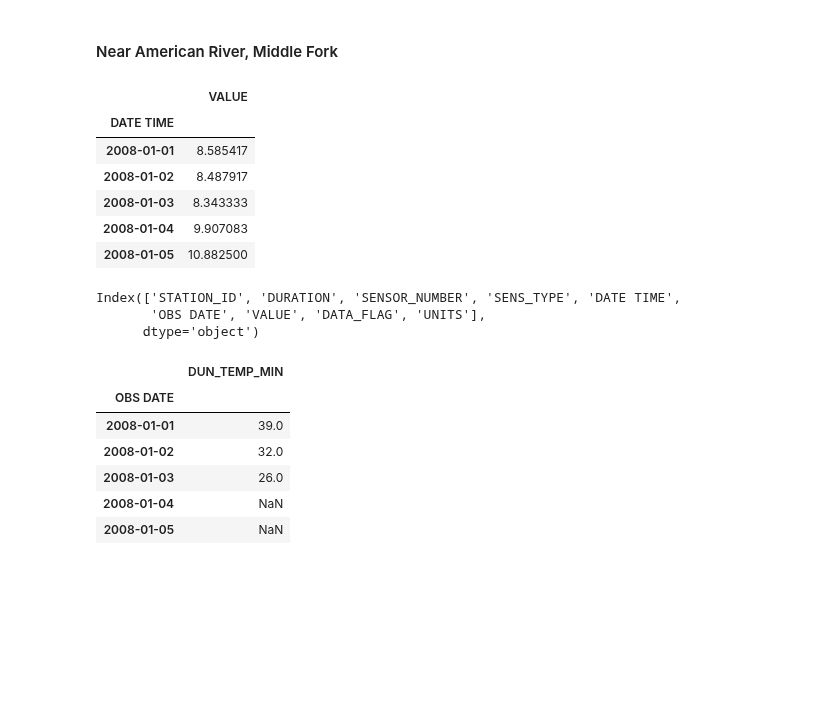
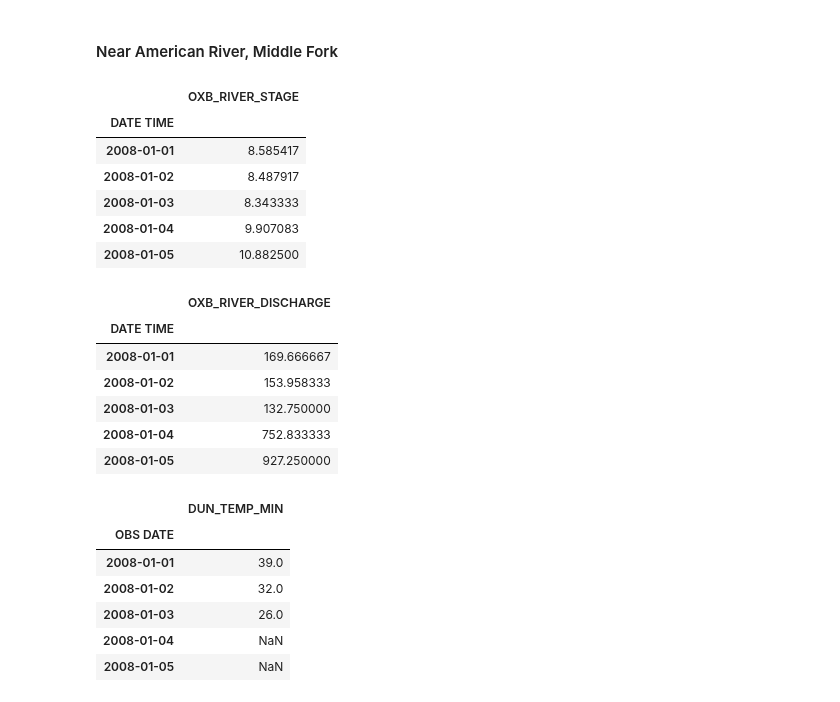
Before and after one commit to lauren-alexandra/basin-inflow-dnn, a Jupyter notebook: weather-informed-reservoir-operation.ipynb, the cells around one changed output. Drawn from its saved outputs; the diff is of its cells as text; code cells hidden in the pictures; blank space fills up the shorter version.

```diff
--- a/weather-informed-reservoir-operation.ipynb
+++ b/weather-informed-reservoir-operation.ipynb
@@ -216,19 +226,2 @@ HYS_SNOW_DEPTH_DF.tail()
 # %% [markdown]
 #### Near American River, Middle Fork
-# %%
-### MIDDLE FK AMERICAN R NR OXBOW PH (OXB) ###
-# Elevation: 1,070 ft
-
-# RIVER STAGE, FEET (hourly)
-OXB_RIVER_STAGE_DATA = pd.read_excel(f'{DATA_PATH}/CDEC_Water_Data/OXB/OXB_1.xlsx')
-OXB_RIVER_STAGE_DF = prepare_station_df(OXB_RIVER_STAGE_DATA, hourly=True, data_col="DATE TIME")
-
-OXB_RIVER_STAGE_DF.head()
-# %% [output]
-|  | VALUE |
-| DATE TIME |  |
-| 2008-01-01 | 8.585417 |
-| 2008-01-02 | 8.487917 |
-| 2008-01-03 | 8.343333 |
-| 2008-01-04 | 9.907083 |
-| 2008-01-05 | 10.882500 |
@@ -241,6 +228,20 @@ OXB_RIVER_DISCHARGE_DATA = pd.read_excel(f'{DATA_PATH}/CDEC_Water_Data/OXB/OXB_2
-# %%
-OXB_RIVER_DISCHARGE_DATA.columns
-# %% [output]
-Index(['STATION_ID', 'DURATION', 'SENSOR_NUMBER', 'SENS_TYPE', 'DATE TIME',
-       'OBS DATE', 'VALUE', 'DATA_FLAG', 'UNITS'],
-      dtype='object')
+# %%
+### MIDDLE FK AMERICAN R NR OXBOW PH (OXB) ###
+# Elevation: 1,070 ft
+
+# RIVER STAGE, FEET (hourly)
+OXB_RIVER_STAGE_DATA = pd.read_excel(f'{DATA_PATH}/CDEC_Water_Data/OXB/OXB_1.xlsx')
+OXB_RIVER_STAGE_DF = prepare_station_df(OXB_RIVER_STAGE_DATA, hourly=True, date_col='DATE TIME')
+
+# Reset value name for df merge
+OXB_RIVER_STAGE_DF.rename(columns={"VALUE": "OXB_RIVER_STAGE"}, inplace=True)
+
+OXB_RIVER_STAGE_DF.head()
+# %% [output]
+|  | OXB_RIVER_STAGE |
+| DATE TIME |  |
+| 2008-01-01 | 8.585417 |
+| 2008-01-02 | 8.487917 |
+| 2008-01-03 | 8.343333 |
+| 2008-01-04 | 9.907083 |
+| 2008-01-05 | 10.882500 |
@@ -247,3 +256,13 @@ Index(['STATION_ID', 'DURATION', 'SENSOR_NUMBER', 'SENS_TYPE', 'DATE TIME',
+# %%
+OXB_RIVER_DISCHARGE_DF.head()
+# %% [output]
+|  | OXB_RIVER_DISCHARGE |
+| DATE TIME |  |
+| 2008-01-01 | 169.666667 |
+| 2008-01-02 | 153.958333 |
+| 2008-01-03 | 132.750000 |
+| 2008-01-04 | 752.833333 |
+| 2008-01-05 | 927.250000 |
 # %%
 ### Duncan (DUN) ###
 # Elevation: 7,100 ft
```
Also changed, not shown: parts of 29 cells of this notebook.
